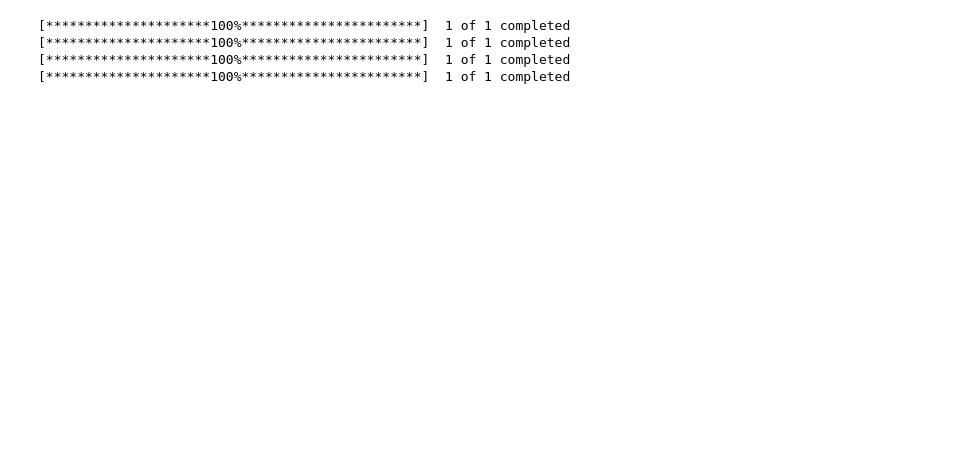
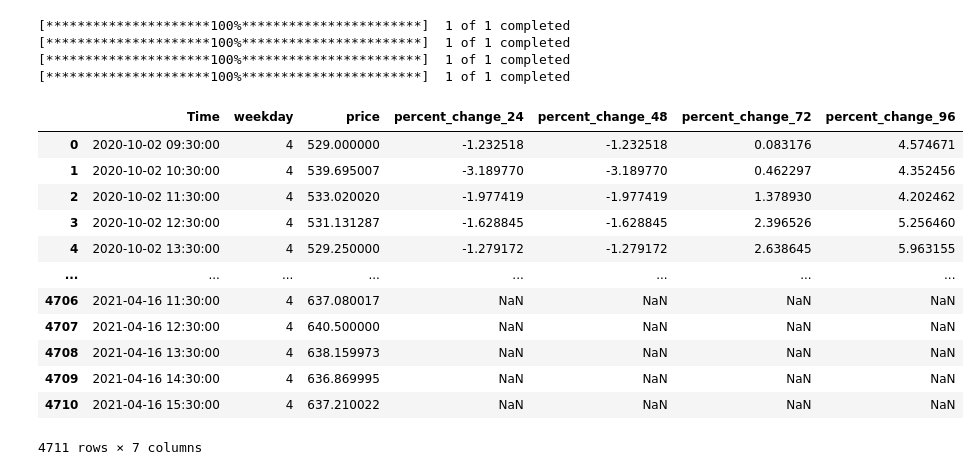
Before and after one commit to Cloblak/youtube_content_based_stock_prediction, a Jupyter notebook: 10_code/Test Yahoo Finance.ipynb, the cells around one changed output. Saved outputs shown, nothing was run; the diff lists cells and outputs as text; code cells hidden in the pictures; blank space fills up the shorter version.

```diff
--- a/10_code/Test Yahoo Finance.ipynb
+++ b/10_code/Test Yahoo Finance.ipynb
@@ -107,3 +109,19 @@ import pandas as pd
 # %%
 frame = [future_24.iloc[:,[0,1,2,4]],future_48.iloc[:,4],future_72.iloc[:,4],future_96.iloc[:,4]]
 df = pd.concat(frame,axis=1)
+# %%
+df
+# %% [output]
+|  | Time | weekday | price | percent_change_24 | percent_change_48 | percent_change_72 | percent_change_96 |
+| 0 | 2020-10-02 09:30:00 | 4 | 529.000000 | -1.232518 | -1.232518 | 0.083176 | 4.574671 |
+| 1 | 2020-10-02 10:30:00 | 4 | 539.695007 | -3.189770 | -3.189770 | 0.462297 | 4.352456 |
+| 2 | 2020-10-02 11:30:00 | 4 | 533.020020 | -1.977419 | -1.977419 | 1.378930 | 4.202462 |
+| 3 | 2020-10-02 12:30:00 | 4 | 531.131287 | -1.628845 | -1.628845 | 2.396526 | 5.256460 |
+| 4 | 2020-10-02 13:30:00 | 4 | 529.250000 | -1.279172 | -1.279172 | 2.638645 | 5.963155 |
+| ... | ... | ... | ... | ... | ... | ... | ... |
+| 4706 | 2021-04-16 11:30:00 | 4 | 637.080017 | NaN | NaN | NaN | NaN |
+| 4707 | 2021-04-16 12:30:00 | 4 | 640.500000 | NaN | NaN | NaN | NaN |
+| 4708 | 2021-04-16 13:30:00 | 4 | 638.159973 | NaN | NaN | NaN | NaN |
+| 4709 | 2021-04-16 14:30:00 | 4 | 636.869995 | NaN | NaN | NaN | NaN |
+| 4710 | 2021-04-16 15:30:00 | 4 | 637.210022 | NaN | NaN | NaN | NaN |
+4711 rows × 7 columns
```
Also changed, not shown: parts of 28 cells of this notebook, 16 other files.
